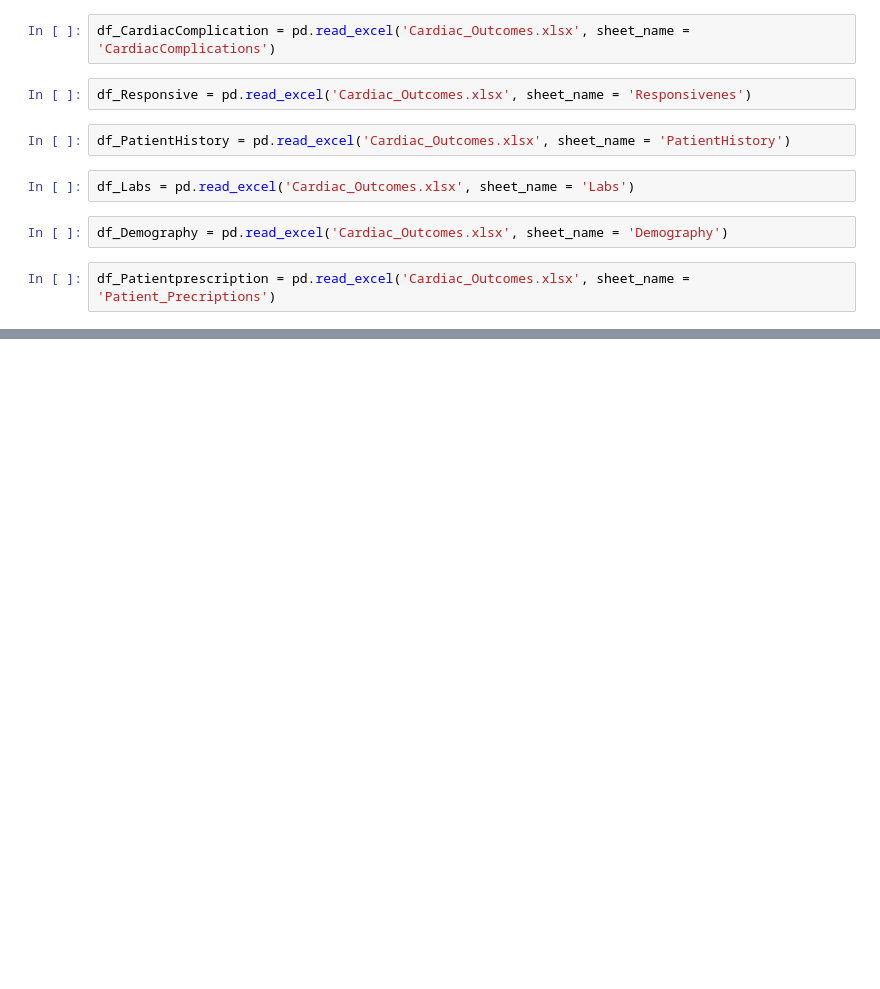
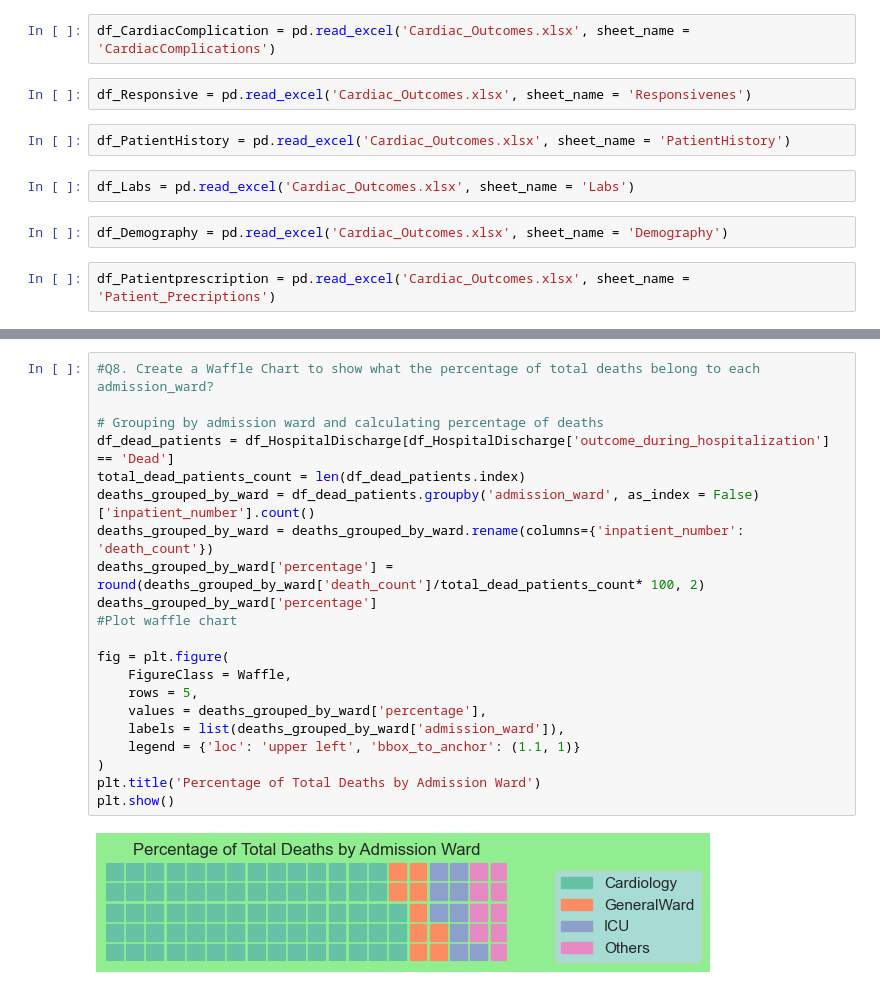
Before and after one commit to renu-matlib/Team18_Matlib_marvels_PythonHackathon_Apr24, a Jupyter notebook: Team18_Matlib_marvels_Main80Questions.ipynb, the cells around one changed output, grey strips where cells are left out. Saved outputs shown, nothing was run; the diff lists cells and outputs as text; blank space fills up the shorter version.

```diff
--- a/Team18_Matlib_marvels_Main80Questions.ipynb
+++ b/Team18_Matlib_marvels_Main80Questions.ipynb
@@ -49,0 +139,23 @@ Name: inpatient_number, dtype: int64
+# %%
+#Q8. Create a Waffle Chart to show what the percentage of total deaths belong to each admission_ward?
+
+# Grouping by admission ward and calculating percentage of deaths
+df_dead_patients = df_HospitalDischarge[df_HospitalDischarge['outcome_during_hospitalization'] == 'Dead']
+total_dead_patients_count = len(df_dead_patients.index)
+deaths_grouped_by_ward = df_dead_patients.groupby('admission_ward', as_index = False)['inpatient_number'].count()
+deaths_grouped_by_ward = deaths_grouped_by_ward.rename(columns={'inpatient_number': 'death_count'})
+deaths_grouped_by_ward['percentage'] = round(deaths_grouped_by_ward['death_count']/total_dead_patients_count* 100, 2)
+deaths_grouped_by_ward['percentage']
+#Plot waffle chart
+
+fig = plt.figure(
+    FigureClass = Waffle,
+    rows = 5,
+    values = deaths_grouped_by_ward['percentage'],
+    labels = list(deaths_grouped_by_ward['admission_ward']),
+    legend = {'loc': 'upper left', 'bbox_to_anchor': (1.1, 1)}
+)
+plt.title('Percentage of Total Deaths by Admission Ward')
+plt.show()
+# %% [output]
+[figure, added]
```
Also changed, not shown: parts of 24 cells of this notebook.
